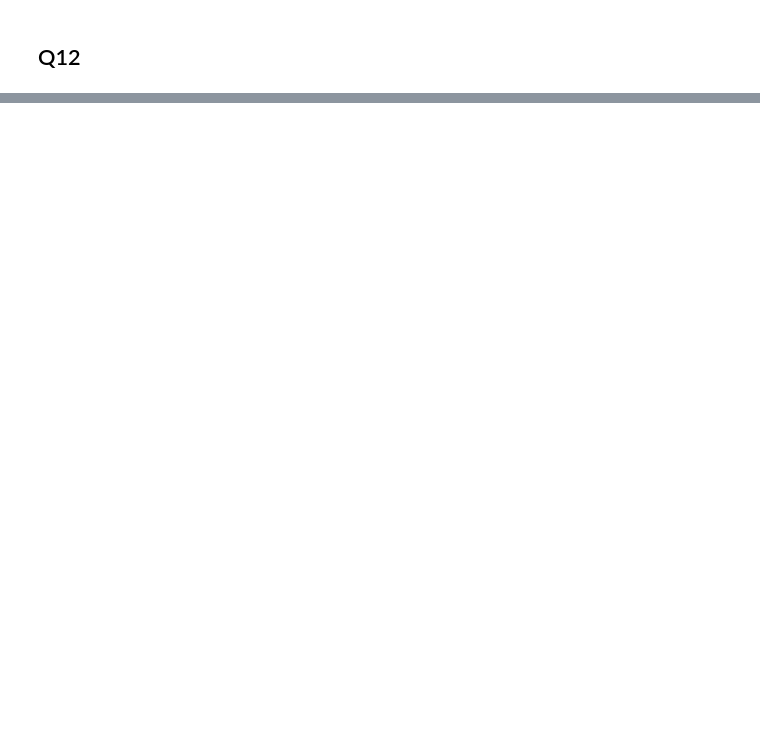
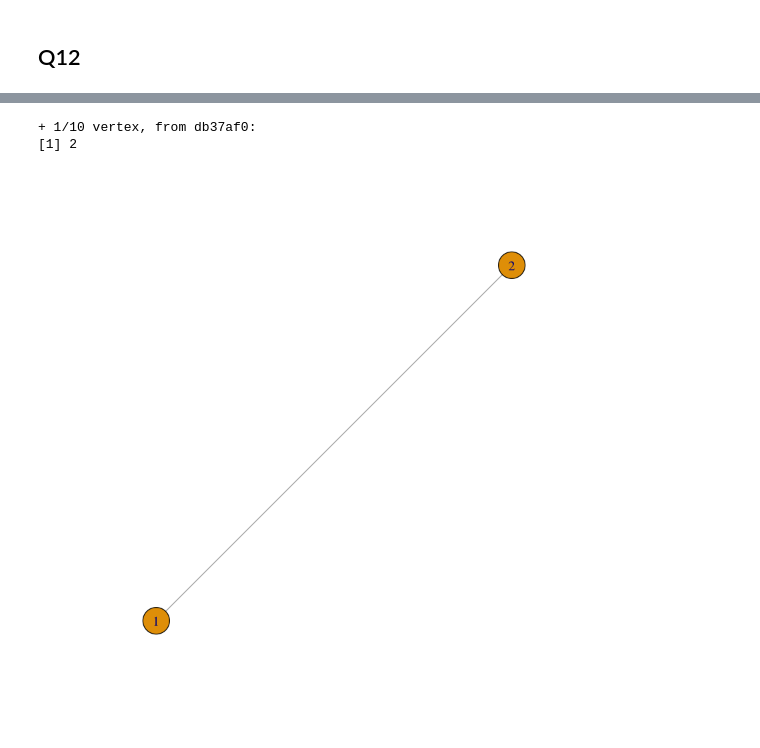
Before and after one commit to TeYuanLiu/graph_algorithms, a Jupyter notebook: Project5_Q11-13.ipynb, the cells around one changed output, grey strips where cells are left out. Cells and saved outputs as stored; diff of their text form; code cells hidden in the pictures; blank space fills up the shorter version.

```diff
--- a/Project5_Q11-13.ipynb
+++ b/Project5_Q11-13.ipynb
@@ -138,0 +372,3 @@ axis(2)
+# %%
+gg <- make_ring(10)
+a = all_simple_paths(gg, 1, 5)
@@ -138,0 +401,11 @@ axis(2)
+# %%
+a[[1]][2]
+# %% [output]
++ 1/10 vertex, from db37af0:
+[1] 2
+# %%
+ig = induced_subgraph(gg, a)
+# %%
+plot(ig)
+# %% [output]
+[figure, added]
```
Also changed, not shown: parts of 43 cells of this notebook.
